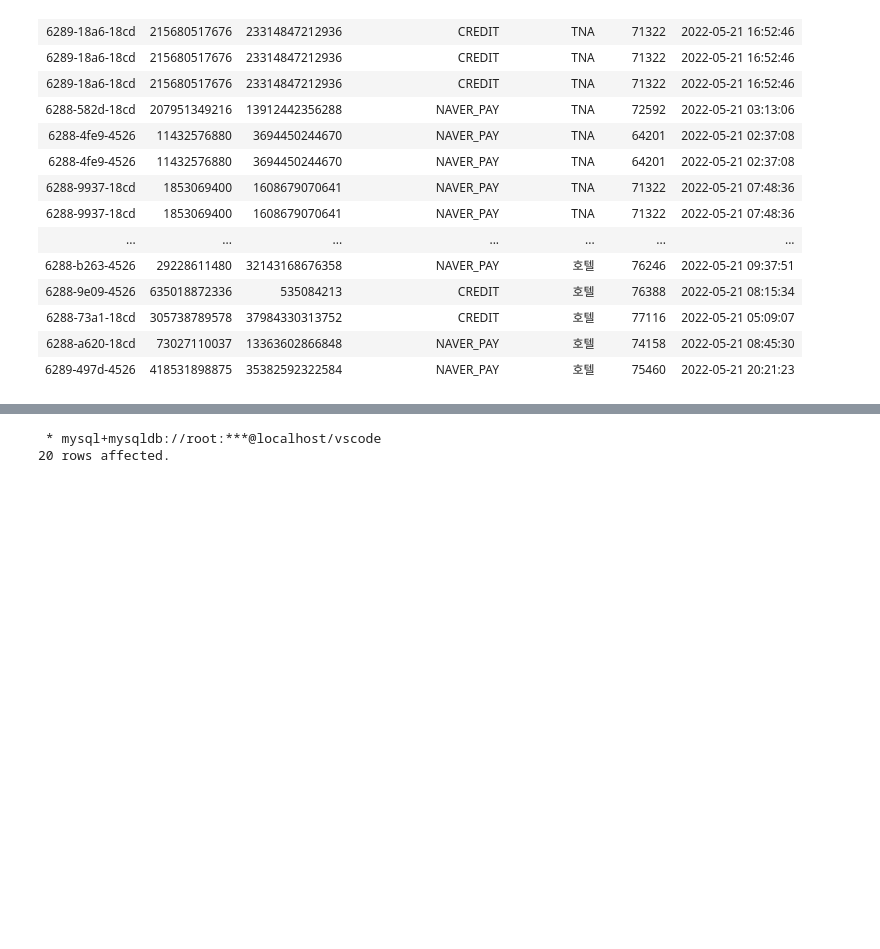
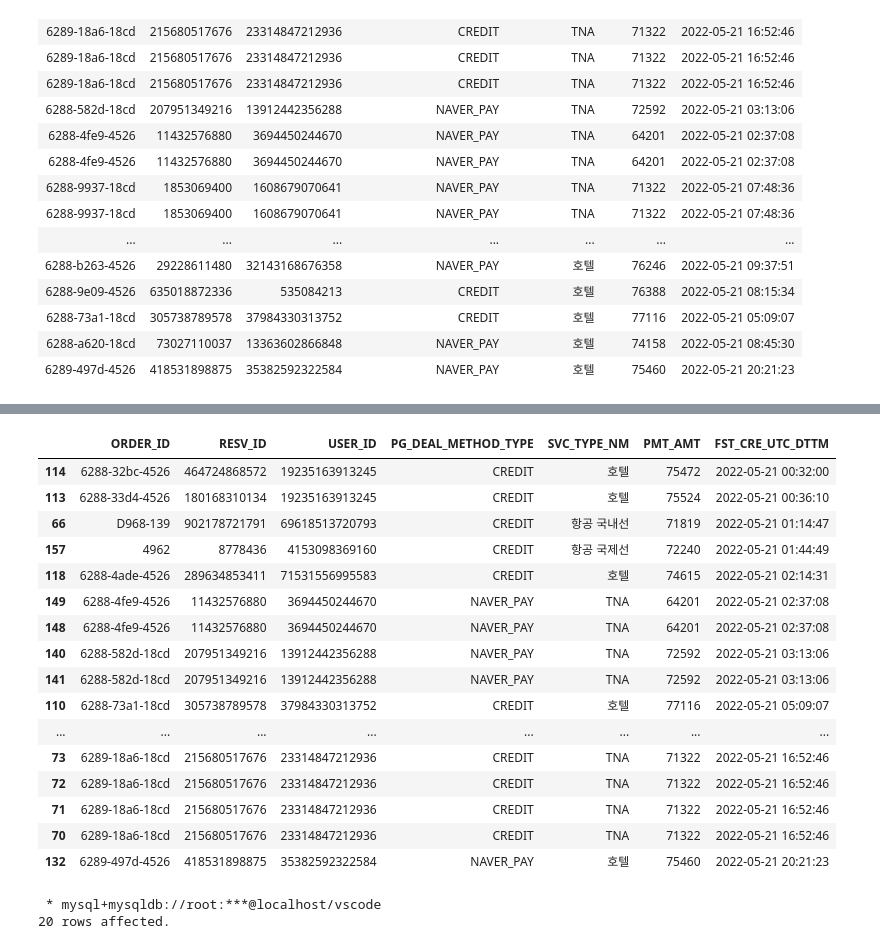
Before and after one commit to seoelfeo/Portfolio, a Jupyter notebook: MySQL/TRIPLE Test copy.ipynb, the cells around one changed output, grey strips where cells are left out. Saved outputs shown, nothing was run; the diff lists cells and outputs as text; code cells hidden in the pictures; blank space fills up the shorter version.

```diff
--- a/MySQL/TRIPLE Test copy.ipynb
+++ b/MySQL/TRIPLE Test copy.ipynb
@@ -40,3 +40,6 @@ ORDER BY SVC_TYPE_NM
 | 6288-73a1-18cd | 305738789578 | 37984330313752 | CREDIT | 호텔 | 77116 | 2022-05-21 05:09:07 |
 | 6288-a620-18cd | 73027110037 | 13363602866848 | NAVER_PAY | 호텔 | 74158 | 2022-05-21 08:45:30 |
 | 6289-497d-4526 | 418531898875 | 35382592322584 | NAVER_PAY | 호텔 | 75460 | 2022-05-21 20:21:23 |
+# %%
+import pandas as pd
+data = pd.read_csv("C:/Users/persi/Desktop/새 폴더/문제1.tsv", delimiter='\t', keep_default_na=False)
@@ -42,0 +63,2 @@ ORDER BY SVC_TYPE_NM
+# %%
+data['FST_CRE_UTC_DTTM'] = pd.to_datetime(data['FST_CRE_UTC_DTTM'])
@@ -43,3 +98,24 @@ ORDER BY SVC_TYPE_NM
+# %%
+x = pd.to_datetime("2022-05-21").date()
+data[(data['FST_CRE_UTC_DTTM'].dt.date == x)].sort_values('FST_CRE_UTC_DTTM', ascending=True)
+# %% [output]
+|  | ORDER_ID | RESV_ID | USER_ID | PG_DEAL_METHOD_TYPE | SVC_TYPE_NM | PMT_AMT | FST_CRE_UTC_DTTM |
+| 114 | 6288-32bc-4526 | 464724868572 | 19235163913245 | CREDIT | 호텔 | 75472 | 2022-05-21 00:32:00 |
+| 113 | 6288-33d4-4526 | 180168310134 | 19235163913245 | CREDIT | 호텔 | 75524 | 2022-05-21 00:36:10 |
+| 66 | D968-139 | 902178721791 | 69618513720793 | CREDIT | 항공 국내선 | 71819 | 2022-05-21 01:14:47 |
+| 157 | 4962 | 8778436 | 4153098369160 | CREDIT | 항공 국제선 | 72240 | 2022-05-21 01:44:49 |
+| 118 | 6288-4ade-4526 | 289634853411 | 71531556995583 | CREDIT | 호텔 | 74615 | 2022-05-21 02:14:31 |
+| 149 | 6288-4fe9-4526 | 11432576880 | 3694450244670 | NAVER_PAY | TNA | 64201 | 2022-05-21 02:37:08 |
+| 148 | 6288-4fe9-4526 | 11432576880 | 3694450244670 | NAVER_PAY | TNA | 64201 | 2022-05-21 02:37:08 |
+| 140 | 6288-582d-18cd | 207951349216 | 13912442356288 | NAVER_PAY | TNA | 72592 | 2022-05-21 03:13:06 |
+| 141 | 6288-582d-18cd | 207951349216 | 13912442356288 | NAVER_PAY | TNA | 72592 | 2022-05-21 03:13:06 |
+| 110 | 6288-73a1-18cd | 305738789578 | 37984330313752 | CREDIT | 호텔 | 77116 | 2022-05-21 05:09:07 |
+| ... | ... | ... | ... | ... | ... | ... | ... |
+| 73 | 6289-18a6-18cd | 215680517676 | 23314847212936 | CREDIT | TNA | 71322 | 2022-05-21 16:52:46 |
+| 72 | 6289-18a6-18cd | 215680517676 | 23314847212936 | CREDIT | TNA | 71322 | 2022-05-21 16:52:46 |
+| 71 | 6289-18a6-18cd | 215680517676 | 23314847212936 | CREDIT | TNA | 71322 | 2022-05-21 16:52:46 |
+| 70 | 6289-18a6-18cd | 215680517676 | 23314847212936 | CREDIT | TNA | 71322 | 2022-05-21 16:52:46 |
+| 132 | 6289-497d-4526 | 418531898875 | 35382592322584 | NAVER_PAY | 호텔 | 75460 | 2022-05-21 20:21:23 |
 # %%
 %%sql
 SELECT DATE(FST_CRE_UTC_DTTM) as BASIS_DT, SVC_TYPE_NM, COUNT(*)
```
Also changed, not shown: parts of 4 cells of this notebook.
